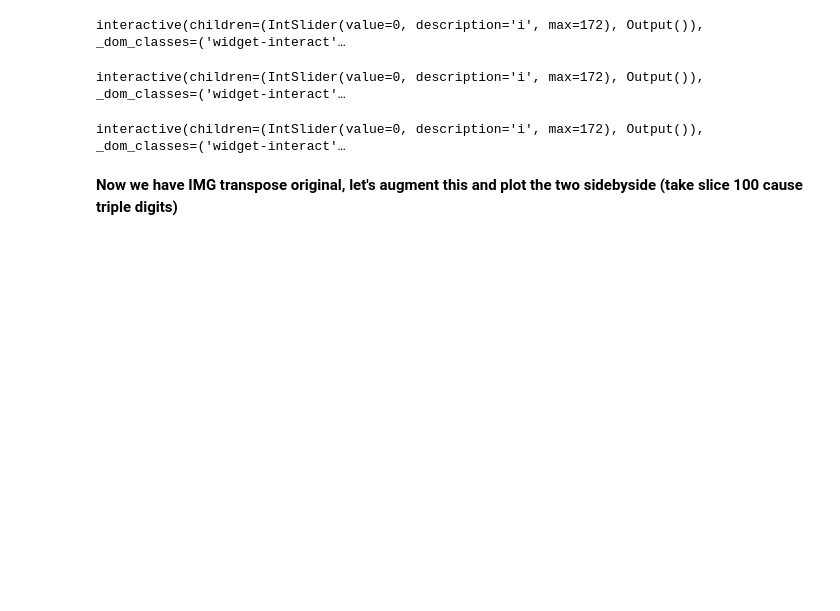
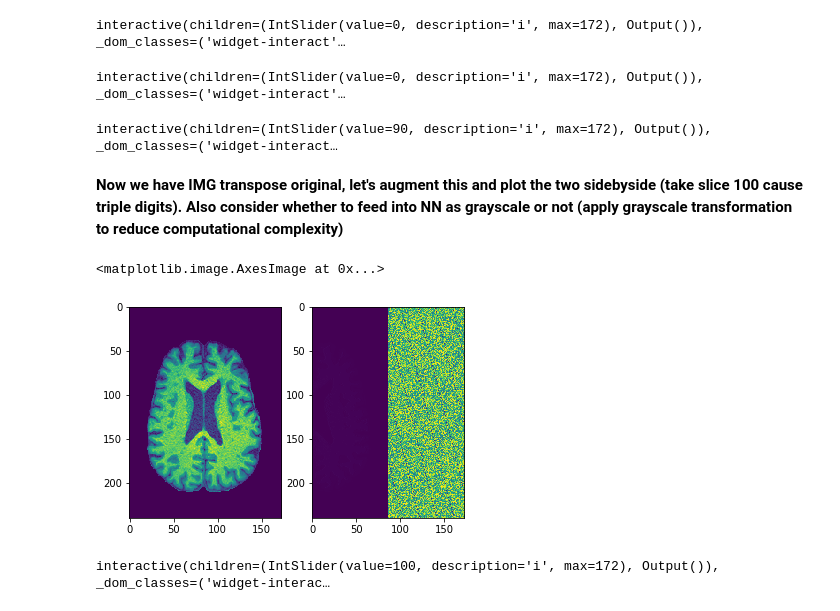
Before and after one commit to StevenVuong/MSc_Project, a Jupyter notebook: v2.ipynb, the cells around one changed output. Cells and saved outputs as stored; diff of their text form; code cells hidden in the pictures; blank space fills up the shorter version.

```diff
--- a/v2.ipynb
+++ b/v2.ipynb
@@ -494,8 +498,8 @@ mask = prob > 5e-2 # may have to adjust this value, make a mask out of it, 1e-3
 # %%
 img_transpose_original[~mask] = 0 # apply the mask itself
 # %%
-interact(g, i=widgets.IntSlider(min=0,max=(len(img)-1),step=1,value=0)); # plots our axial view, this is it
+interact(g, i=widgets.IntSlider(min=0,max=(len(img)-1),step=1,value=90)); # plots our axial view, this is it
 # %% [output]
-interactive(children=(IntSlider(value=0, description='i', max=172), Output()), _dom_classes=('widget-interact'…
+interactive(children=(IntSlider(value=90, description='i', max=172), Output()), _dom_classes=('widget-interact…
 # %% [markdown]
-**Now we have IMG transpose original, let's augment this and plot the two sidebyside (take slice 100 cause triple digits)**
+**Now we have IMG transpose original, let's augment this and plot the two sidebyside (take slice 100 cause triple digits). Also consider whether to feed into NN as grayscale or not (apply grayscale transformation to reduce computational complexity)**
@@ -501,0 +508,17 @@ interactive(children=(IntSlider(value=0, description='i', max=172), Output()), _
+# %%
+img_flipped = Image.fromarray(img_transpose_original[90,:,:]) # flip 100th img
+# %%
+rotated_image = img_flipped.transpose(Image.FLIP_LEFT_RIGHT)
+# %%
+plt.subplot(1, 2, 1)
+plt.imshow(img_flipped)
+
+plt.subplot(1, 2, 2)
+plt.imshow(rotated_image)
+# %% [output]
+<matplotlib.image.AxesImage at 0x...>
+[figure, added]
+# %%
+interact(g, i=widgets.IntSlider(min=0,max=(len(img)-1),step=1,value=100)); # plots our axial view, this is it
+# %% [output]
+interactive(children=(IntSlider(value=100, description='i', max=172), Output()), _dom_classes=('widget-interac…
```
Also changed, not shown: parts of 5 cells of this notebook.
